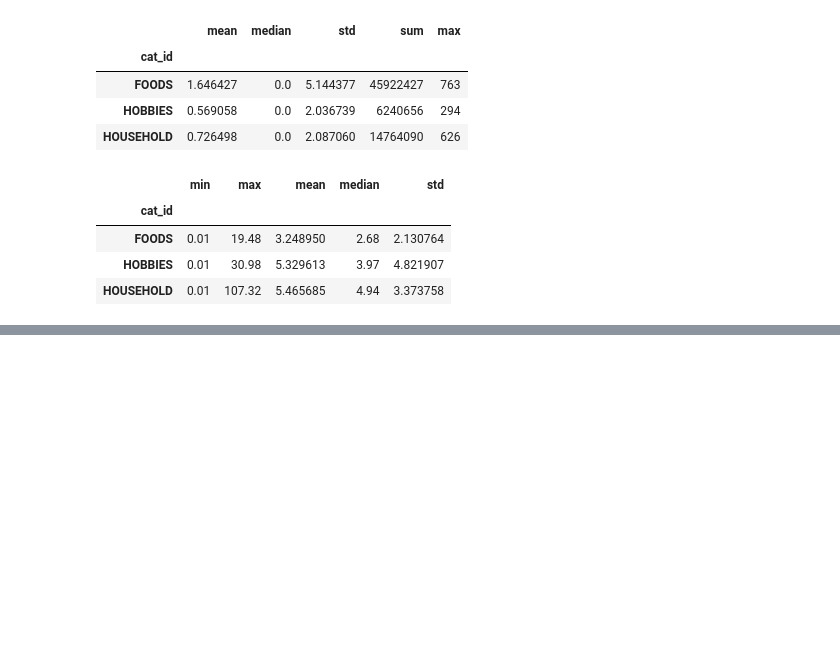
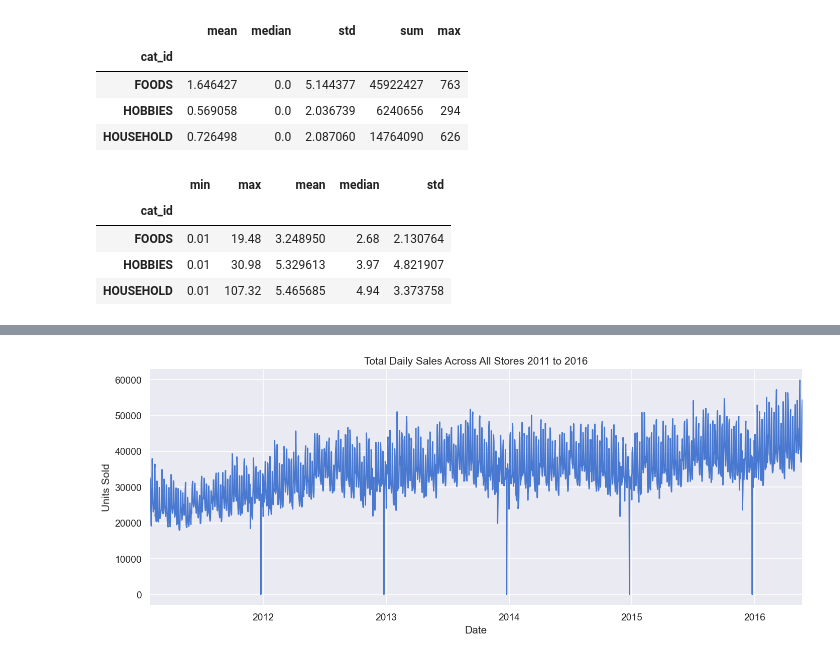
Before and after one commit to mhettick-sd/ADS501-FinalProject_MH_KP, a Jupyter notebook: notebooks/EDA.ipynb, the cells around one changed output, grey strips where cells are left out. Drawn from its saved outputs; the diff is of its cells as text; code cells hidden in the pictures; blank space fills up the shorter version.

```diff
--- a/notebooks/EDA.ipynb
+++ b/notebooks/EDA.ipynb
@@ -236,0 +445,12 @@ plt.show()
+# %%
+# group by date and sum all sales accross all items and stores
+total_sales = merged_df.groupby('date')['sales'].sum()
+plt.figure(figsize = (12, 5))
+total_sales.plot()
+plt.title('Total Daily Sales Across All Stores 2011 to 2016')
+plt.xlabel('Date')
+plt.ylabel('Units Sold')
+plt.tight_layout()
+plt.show()
+# %% [output]
+[figure, added]
```
Also changed, not shown: parts of 29 cells of this notebook.
